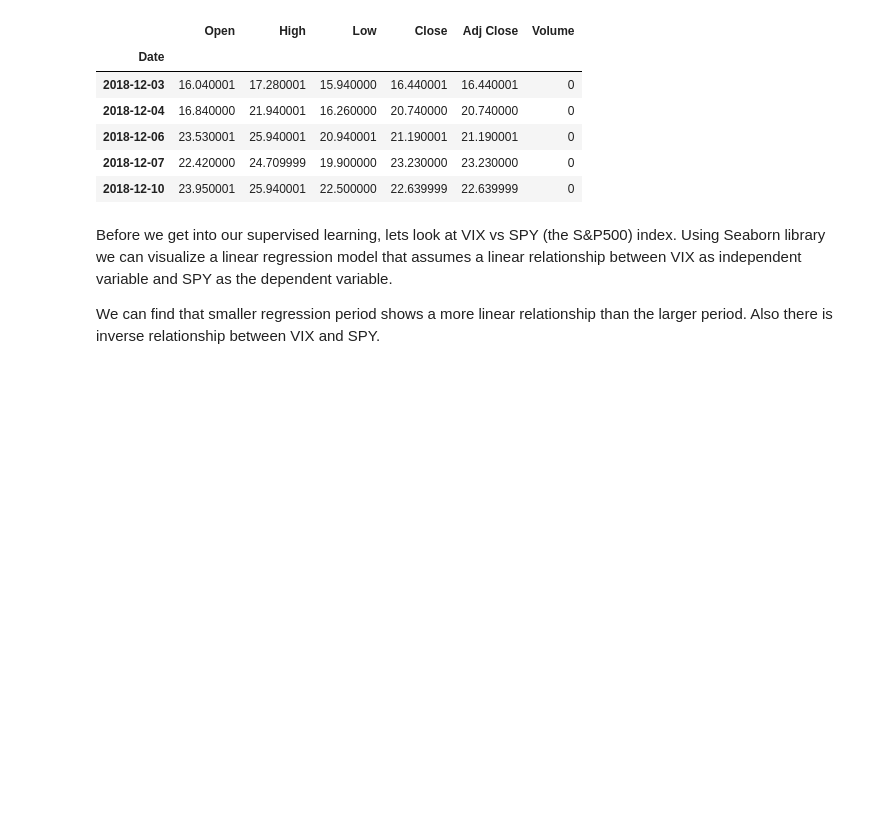
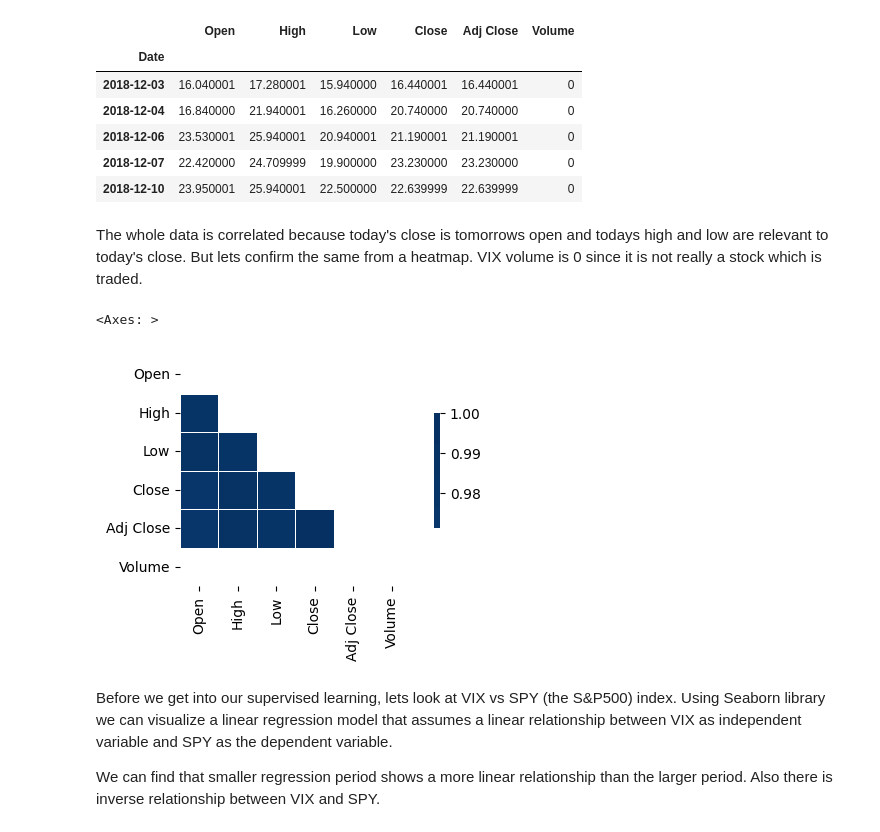
Before and after one commit to krishnakuruvadi/sup_lear_rand_frst, a Jupyter notebook: predict_using_random_forest.ipynb, the cells around one changed output. Cells and saved outputs as stored; diff of their text form; code cells hidden in the pictures; blank space fills up the shorter version.

```diff
--- a/predict_using_random_forest.ipynb
+++ b/predict_using_random_forest.ipynb
@@ -90,6 +90,34 @@ number of rows: 1256
 | 2018-12-06 | 23.530001 | 25.940001 | 20.940001 | 21.190001 | 21.190001 | 0 |
 | 2018-12-07 | 22.420000 | 24.709999 | 19.900000 | 23.230000 | 23.230000 | 0 |
 | 2018-12-10 | 23.950001 | 25.940001 | 22.500000 | 22.639999 | 22.639999 | 0 |
+# %% [markdown]
+The whole data is correlated because today's close is tomorrows open and todays high and low are relevant to today's close.  But lets confirm the same from a heatmap.  VIX volume is 0 since it is not really a stock which is traded.
+# %%
+# Compute the correlation matrix
+corr = df_raw.corr()
+corr
+# Generate a mask for the upper triangle
+mask = np.triu(np.ones_like(corr, dtype=bool))
+
+# Set up the matplotlib figure
+f, ax = plt.subplots(figsize=(6, 3))
+
+# Generate a custom diverging colormap
+cmap = "RdBu"
+
+# Draw the heatmap with the mask and correct aspect ratio
+sns.heatmap(
+    corr,
+    mask=mask,
+    cmap=cmap,
+    center=0,
+    square=True,
+    linewidths=0.5,
+    cbar_kws={"shrink": 0.5},
+)
+# %% [output]
+<Axes: >
+[figure, added]
 # %% [markdown]
 Before we get into our supervised learning, lets look at VIX vs SPY (the S&P500) index.  Using Seaborn library we can visualize a linear regression model that assumes a linear relationship between VIX as independent variable and SPY as the dependent variable.
 
```
Also changed, not shown: parts of 5 cells of this notebook.
